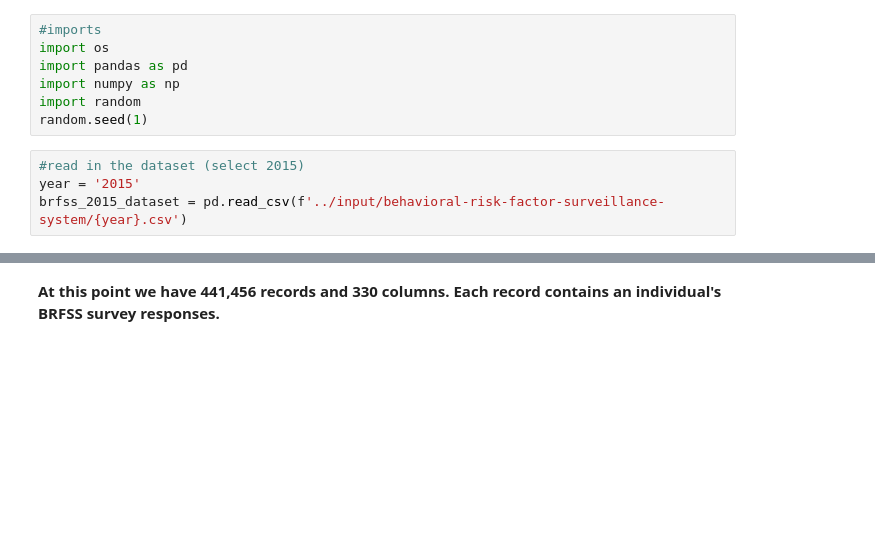
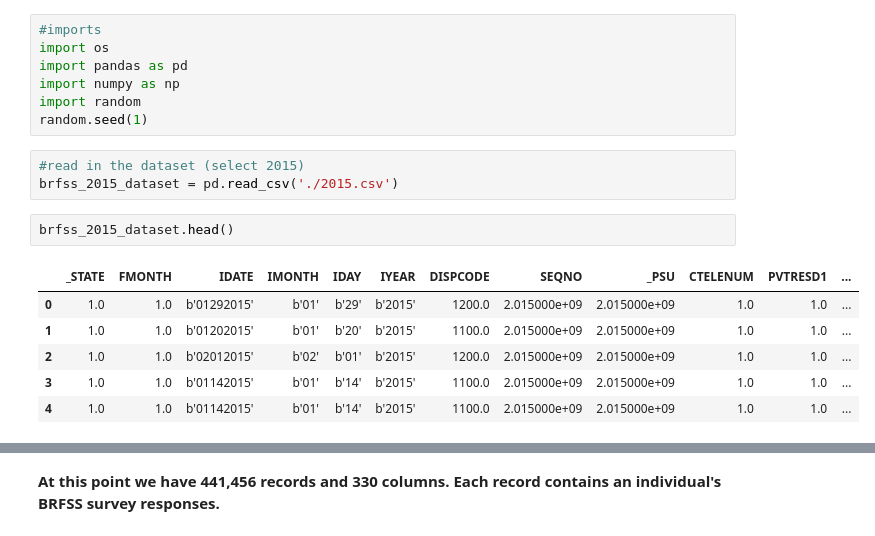
Before and after one commit to mdipinto1/m.c-squared-2, a Jupyter notebook: Data/diabetes-health-indicators-dataset-notebook.ipynb, the cells around one changed output, grey strips where cells are left out. Cells and saved outputs as stored; diff of their text form; blank space fills up the shorter version.

```diff
--- a/Data/diabetes-health-indicators-dataset-notebook.ipynb
+++ b/Data/diabetes-health-indicators-dataset-notebook.ipynb
@@ -99,8 +101,16 @@ import random
 random.seed(1)
 # %%
 #read in the dataset (select 2015)
-year = '2015'
-brfss_2015_dataset = pd.read_csv(f'../input/behavioral-risk-factor-surveillance-system/{year}.csv')
+brfss_2015_dataset = pd.read_csv('./2015.csv')
+# %%
+brfss_2015_dataset.head()
+# %% [output]
+|  | _STATE | FMONTH | IDATE | IMONTH | IDAY | IYEAR | DISPCODE | SEQNO | _PSU | CTELENUM | PVTRESD1 | ... |
+| 0 | 1.0 | 1.0 | b'01292015' | b'01' | b'29' | b'2015' | 1200.0 | 2.015000e+09 | 2.015000e+09 | 1.0 | 1.0 | ... |
+| 1 | 1.0 | 1.0 | b'01202015' | b'01' | b'20' | b'2015' | 1100.0 | 2.015000e+09 | 2.015000e+09 | 1.0 | 1.0 | ... |
+| 2 | 1.0 | 1.0 | b'02012015' | b'02' | b'01' | b'2015' | 1200.0 | 2.015000e+09 | 2.015000e+09 | 1.0 | 1.0 | ... |
+| 3 | 1.0 | 1.0 | b'01142015' | b'01' | b'14' | b'2015' | 1100.0 | 2.015000e+09 | 2.015000e+09 | 1.0 | 1.0 | ... |
+| 4 | 1.0 | 1.0 | b'01142015' | b'01' | b'14' | b'2015' | 1100.0 | 2.015000e+09 | 2.015000e+09 | 1.0 | 1.0 | ... |
 # %%
 #How many rows and columns
 brfss_2015_dataset.shape
```
Also changed, not shown: parts of 55 cells of this notebook, 1 other file.
